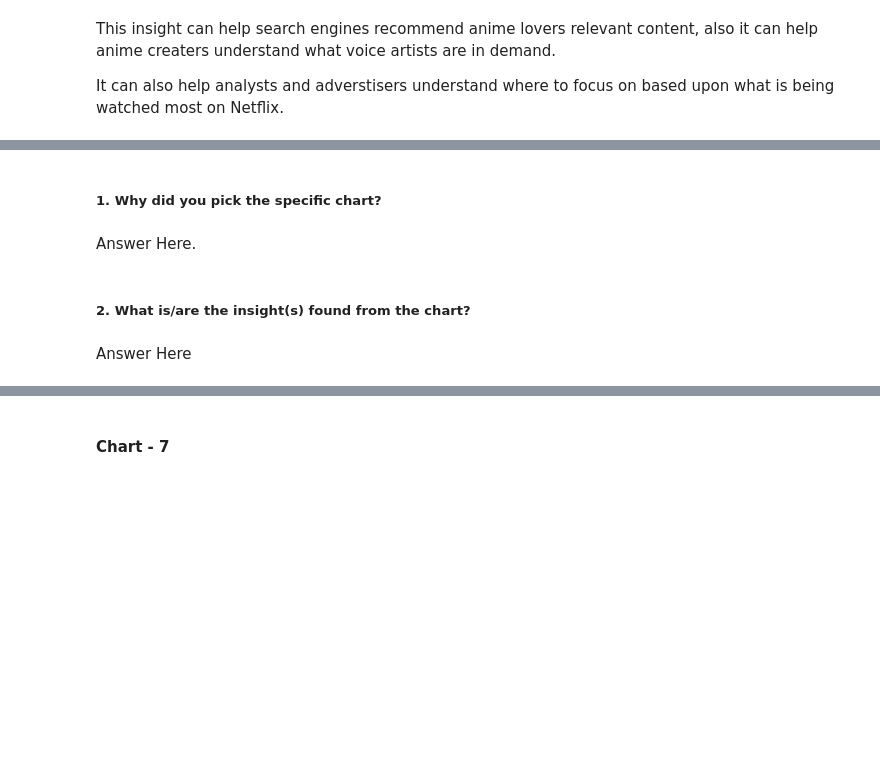
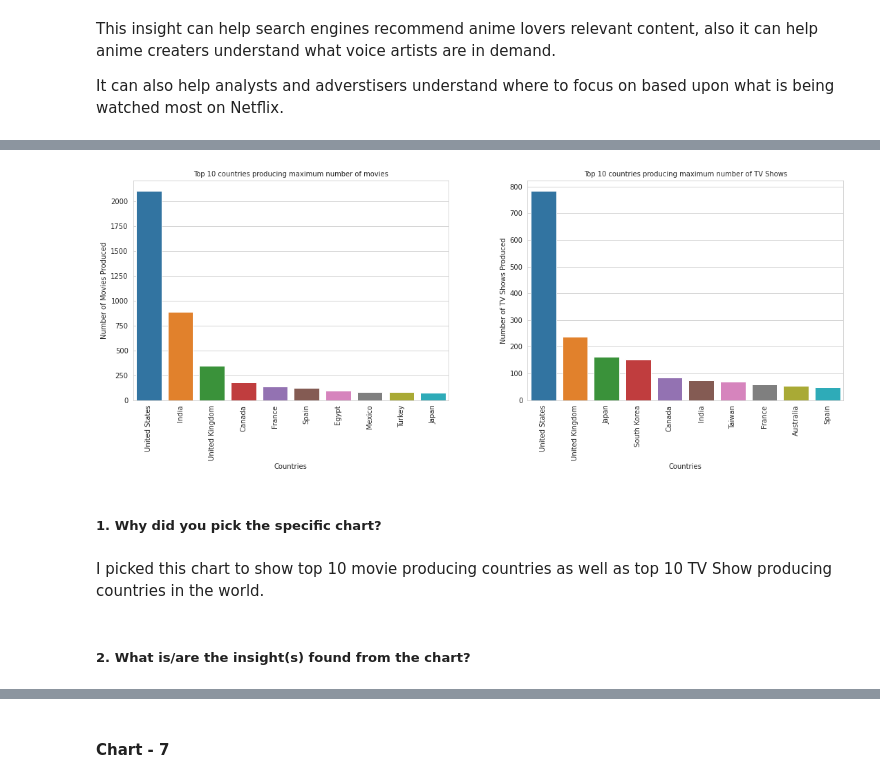
Before and after one commit to Bprs68/Netflix-content-clustering, a Jupyter notebook: Netflix_Movies_and_TV_Show_clustering.ipynb, the cells around one changed output, grey strips where cells are left out. Drawn from its saved outputs; the diff is of its cells as text; code cells hidden in the pictures; blank space fills up the shorter version.

```diff
--- a/Netflix_Movies_and_TV_Show_clustering.ipynb
+++ b/Netflix_Movies_and_TV_Show_clustering.ipynb
@@ -781,0 +798,6 @@ It can also help analysts and adverstisers understand where to focus on based up
+# %%
+# creating a sample country df to filter out null values in country column
+country_df = df[~df['country'].isna()]
+
+# setting first country name as country in country_df using lambda function
+country_df['country'] = country_df['country'].apply(lambda x: x[:x.index(',')] if ',' in x else x)
@@ -781,0 +810,8 @@ It can also help analysts and adverstisers understand where to focus on based up
+# %%
+# getting country wise number of movies and tv shows
+country_wise = country_df.groupby('country')['type'].value_counts().unstack().reset_index().replace(np.nan,0).rename(index={'type':'index'})
+
+country_wise['Movie'] = country_wise['Movie'].apply(lambda x: int(x))
+country_wise['TV Show'] = country_wise['TV Show'].apply(lambda x: int(x))
+
+country_wise
@@ -782,8 +832,33 @@ It can also help analysts and adverstisers understand where to focus on based up
+# %%
+fig, axs = plt.subplots(1, 2, figsize=(15, 5))
+fig.tight_layout()
+plt.subplots_adjust(wspace=0.25)
+# code to show top 10 countries with maximum number of movies
+maximum_number_of_movie_countries = country_wise[['country','Movie']].sort_values(by='Movie', ascending=False).head(10)
+
+# creating a barplot showing top 10 countries producing maximum number of movies
+sns.barplot(data=maximum_number_of_movie_countries, x='country', y='Movie', ax=axs[0])
+axs[0].set_title('Top 10 countries producing maximum number of movies', fontsize=10)
+axs[0].set_xlabel('Countries')
+axs[0].set_ylabel('Number of Movies Produced')
+axs[0].set_xticklabels(axs[0].get_xticklabels(), rotation=90)
+
+# code to show top 10 countries with maximum number of tv shows
+maximum_number_of_tv_show_countries = country_wise[['country','TV Show']].sort_values(by='TV Show', ascending=False).head(10)
+
+# creating a barplot showing top 10 countries producing maximum number of TV Shows
+sns.barplot(data=maximum_number_of_tv_show_countries, x='country', y='TV Show', ax=axs[1])
+axs[1].set_title('Top 10 countries producing maximum number of TV Shows', fontsize=10)
+axs[1].set_xlabel('Countries')
+axs[1].set_ylabel('Number of TV Shows Produced')
+axs[1].set_xticklabels(axs[1].get_xticklabels(), rotation=90)
+
+plt.show()
+# %% [output]
+[figure, added]
 # %% [markdown]
 ##### 1. Why did you pick the specific chart?
-# %% [markdown]
-Answer Here.
+# %% [markdown]
+I picked this chart to show top 10 movie producing countries as well as top 10 TV Show producing countries in the world.
 # %% [markdown]
 ##### 2. What is/are the insight(s) found from the chart?
-# %% [markdown]
-Answer Here
```
Also changed, not shown: parts of 45 cells of this notebook.
